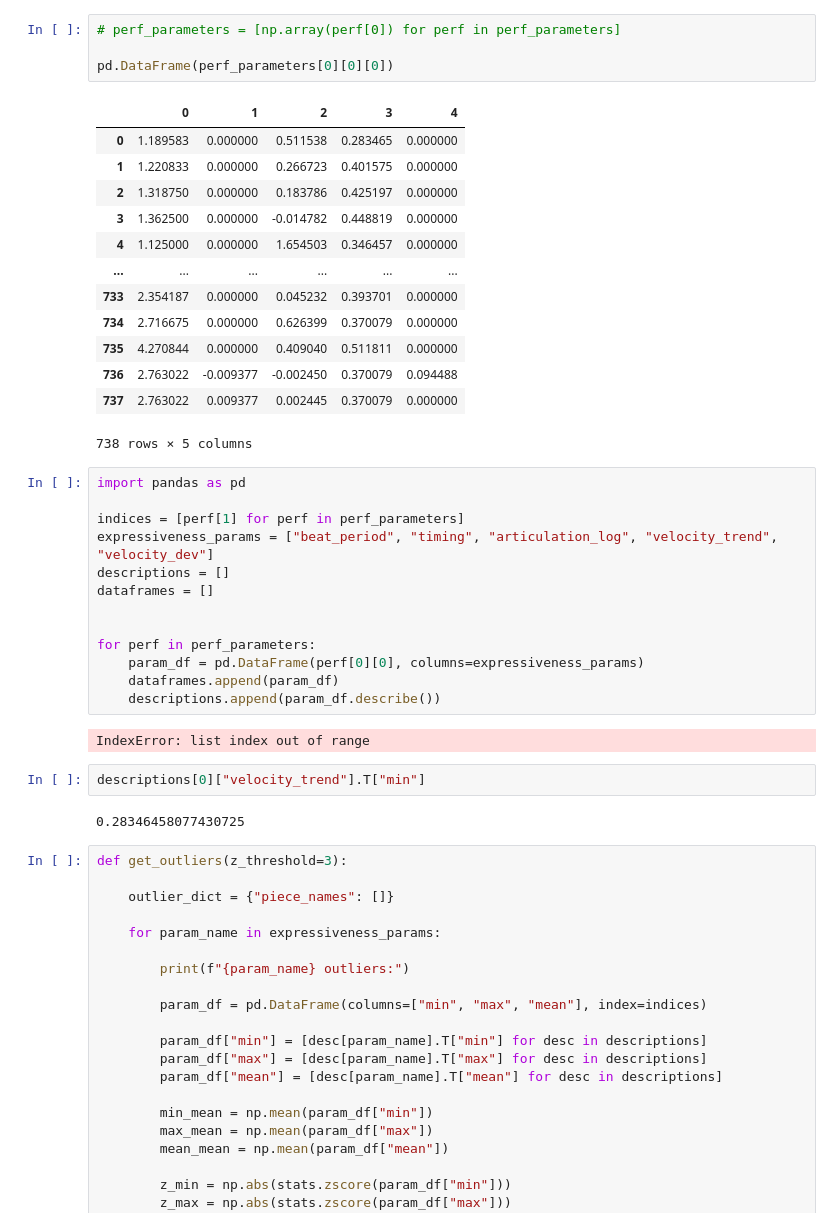
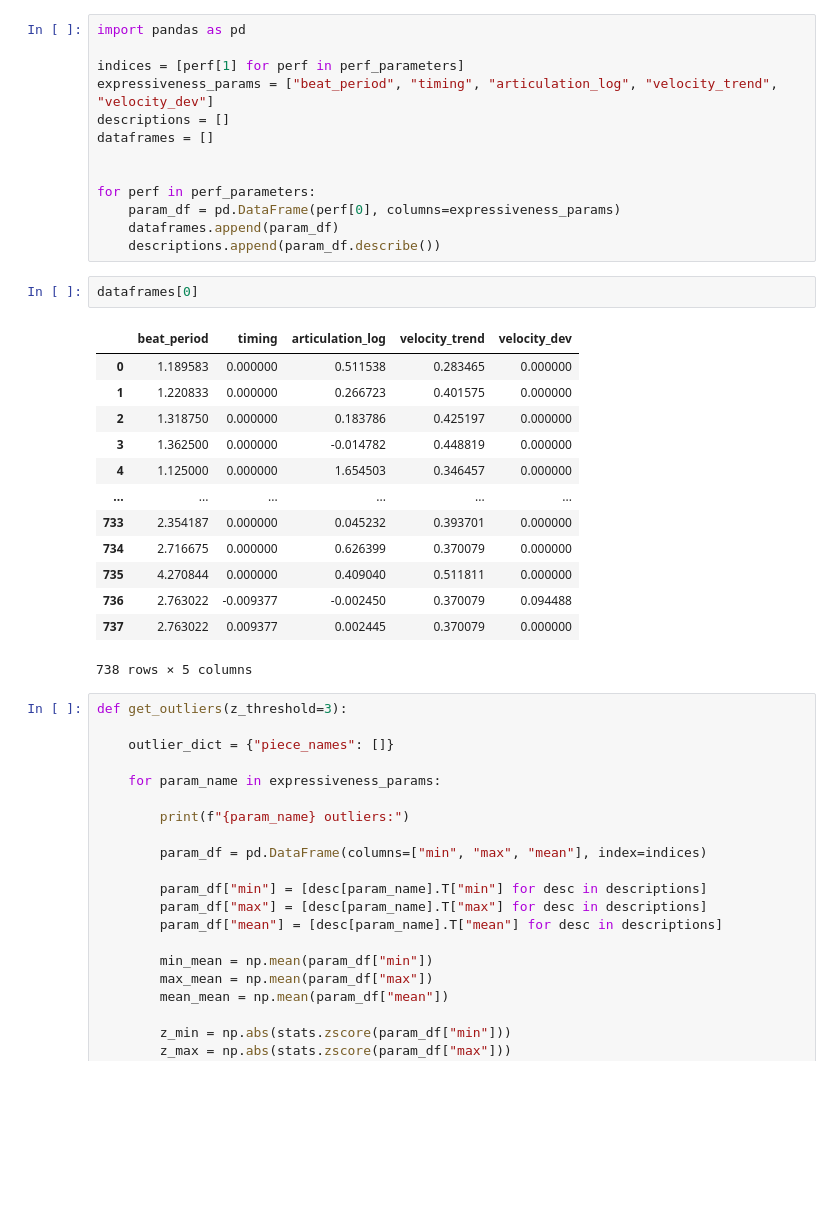
Before and after one commit to CreepyChocolate/basismixer, a Jupyter notebook: data-analysis.ipynb, the cells around one changed output. Cells and saved outputs as stored; diff of their text form; blank space fills up the shorter version.

```diff
--- a/data-analysis.ipynb
+++ b/data-analysis.ipynb
@@ -84,21 +98,3 @@ for jd in tqdm(json_dicts):
-# %%
-# perf_parameters = [np.array(perf[0]) for perf in perf_parameters]
-
-pd.DataFrame(perf_parameters[0][0][0])
-# %% [output]
-|  | 0 | 1 | 2 | 3 | 4 |
-| 0 | 1.189583 | 0.000000 | 0.511538 | 0.283465 | 0.000000 |
-| 1 | 1.220833 | 0.000000 | 0.266723 | 0.401575 | 0.000000 |
-| 2 | 1.318750 | 0.000000 | 0.183786 | 0.425197 | 0.000000 |
-| 3 | 1.362500 | 0.000000 | -0.014782 | 0.448819 | 0.000000 |
-| 4 | 1.125000 | 0.000000 | 1.654503 | 0.346457 | 0.000000 |
-| ... | ... | ... | ... | ... | ... |
-| 733 | 2.354187 | 0.000000 | 0.045232 | 0.393701 | 0.000000 |
-| 734 | 2.716675 | 0.000000 | 0.626399 | 0.370079 | 0.000000 |
-| 735 | 4.270844 | 0.000000 | 0.409040 | 0.511811 | 0.000000 |
-| 736 | 2.763022 | -0.009377 | -0.002450 | 0.370079 | 0.094488 |
-| 737 | 2.763022 | 0.009377 | 0.002445 | 0.370079 | 0.000000 |
-738 rows × 5 columns
 # %%
 import pandas as pd
 
@@ -109,15 +105,25 @@ dataframes = []
 
 
 for perf in perf_parameters:
-    param_df = pd.DataFrame(perf[0][0], columns=expressiveness_params)
+    param_df = pd.DataFrame(perf[0], columns=expressiveness_params)
     dataframes.append(param_df)
     descriptions.append(param_df.describe())
-# %% [output]
-IndexError: list index out of range
-# %%
-descriptions[0]["velocity_trend"].T["min"]
-# %% [output]
-0.28346458077430725
+# %%
+dataframes[0]
+# %% [output]
+|  | beat_period | timing | articulation_log | velocity_trend | velocity_dev |
+| 0 | 1.189583 | 0.000000 | 0.511538 | 0.283465 | 0.000000 |
+| 1 | 1.220833 | 0.000000 | 0.266723 | 0.401575 | 0.000000 |
+| 2 | 1.318750 | 0.000000 | 0.183786 | 0.425197 | 0.000000 |
+| 3 | 1.362500 | 0.000000 | -0.014782 | 0.448819 | 0.000000 |
+| 4 | 1.125000 | 0.000000 | 1.654503 | 0.346457 | 0.000000 |
+| ... | ... | ... | ... | ... | ... |
+| 733 | 2.354187 | 0.000000 | 0.045232 | 0.393701 | 0.000000 |
+| 734 | 2.716675 | 0.000000 | 0.626399 | 0.370079 | 0.000000 |
+| 735 | 4.270844 | 0.000000 | 0.409040 | 0.511811 | 0.000000 |
+| 736 | 2.763022 | -0.009377 | -0.002450 | 0.370079 | 0.094488 |
+| 737 | 2.763022 | 0.009377 | 0.002445 | 0.370079 | 0.000000 |
+738 rows × 5 columns
 # %%
 def get_outliers(z_threshold=3):
 
```
Also changed, not shown: parts of 25 cells of this notebook, 1 other file.
